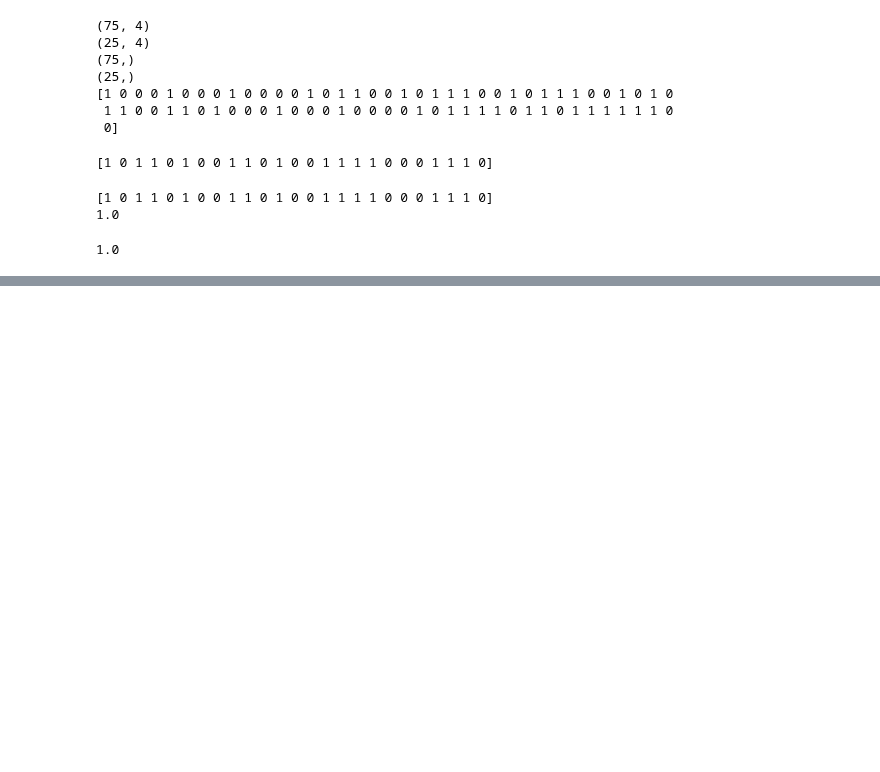
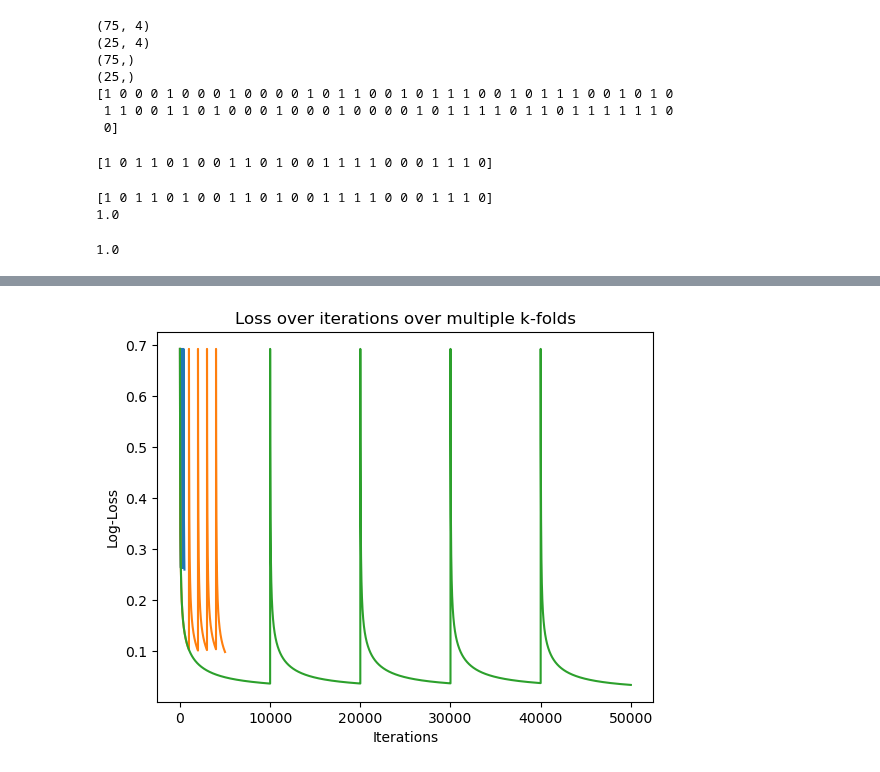
Before and after one commit to nkurien/FYP-MLEvaluator, a Jupyter notebook: poc/notebooks/8_logistic_regression.ipynb, the cells around one changed output, grey strips where cells are left out. Drawn from its saved outputs; the diff is of its cells as text; code cells hidden in the pictures; blank space fills up the shorter version.

```diff
--- a/poc/notebooks/8_logistic_regression.ipynb
+++ b/poc/notebooks/8_logistic_regression.ipynb
@@ -115,0 +116,10 @@ plt.show()
+# %%
+plt.plot(models[0][0].loss_history)
+plt.plot(models[1][0].loss_history)
+plt.plot(models[2][0].loss_history)
+plt.title('Loss over iterations over multiple k-folds')
+plt.xlabel('Iterations')
+plt.ylabel('Log-Loss')
+plt.show()
+# %% [output]
+[figure, added]
```
Also changed, not shown: parts of 6 cells of this notebook, 1 other file.
